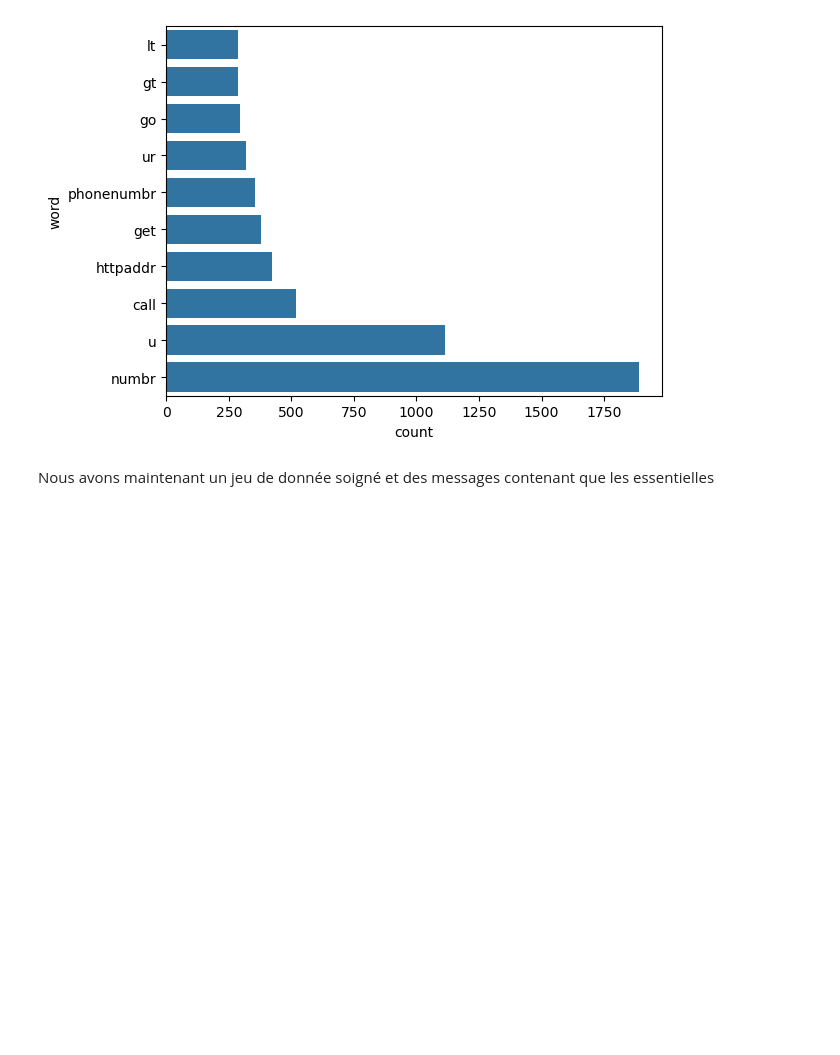
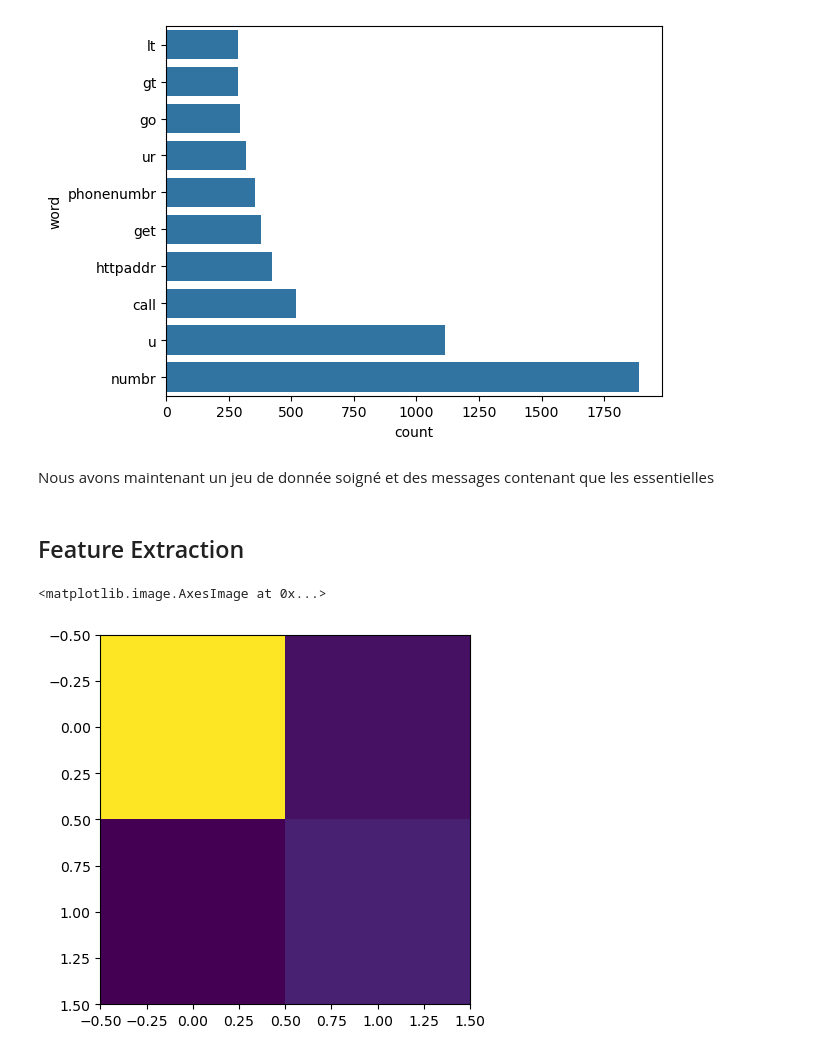
Before and after one commit to A-Anjara/SMS-Classification, a Jupyter notebook: SMS Spam Classification.ipynb, the cells around one changed output. Saved outputs shown, nothing was run; the diff lists cells and outputs as text; code cells hidden in the pictures; blank space fills up the shorter version.

```diff
--- a/SMS Spam Classification.ipynb
+++ b/SMS Spam Classification.ipynb
@@ -112,3 +117,5 @@ sns.barplot(df_counted,x="count",y="word",orient='horizontal')
 [figure]
 # %% [markdown]
 Nous avons maintenant un jeu de donnée soigné et des messages contenant que les essentielles
+# %% [markdown]
+## Feature Extraction
@@ -114,0 +126,10 @@ Nous avons maintenant un jeu de donnée soigné et des messages contenant que le
+# %%
+hybrid_extraction = FeatureUnion(
+    [('word',TfidfVectorizer(max_features=4000,analyzer='word',ngram_range=(1,2),stop_words='english')),
+     ('char',TfidfVectorizer(max_features=6000,analyzer='char',ngram_range=(3,5)))
+    ]
+)
+X = hybrid_extraction.fit_transform(df["messages"]).toarray()
+Y = df.iloc[:,0]
+# %%
+xtrain,xtest,ytrain,ytest = train_test_split(X,Y,test_size=0.1,random_state=True)
@@ -114,0 +138,5 @@ Nous avons maintenant un jeu de donnée soigné et des messages contenant que le
+# %%
+plt.imshow(confusion_matrix(y_pred=y_pred,y_true=ytest))
+# %% [output]
+<matplotlib.image.AxesImage at 0x...>
+[figure, added]
```
Also changed, not shown: parts of 4 cells of this notebook.
